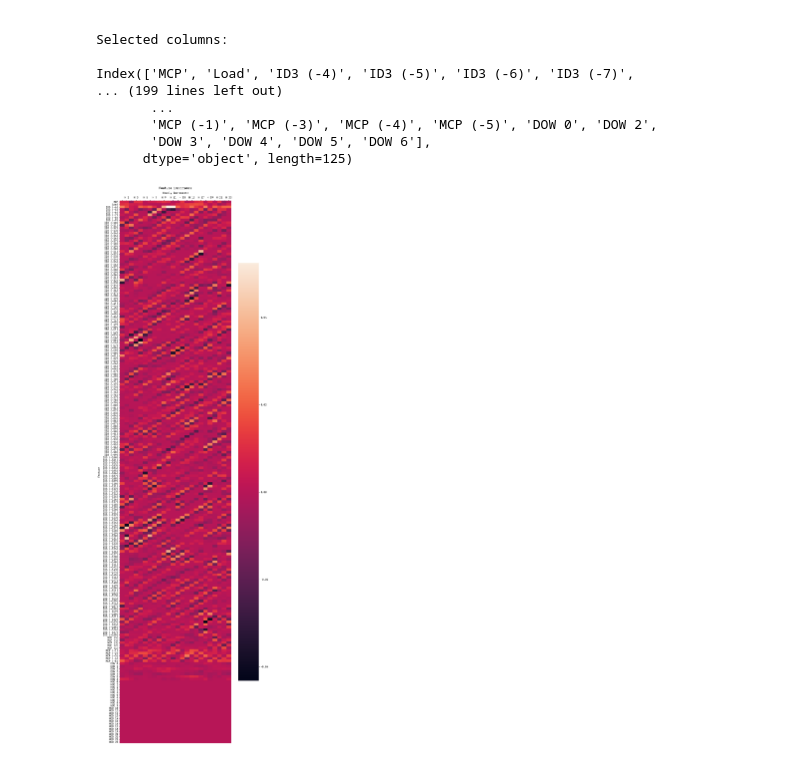
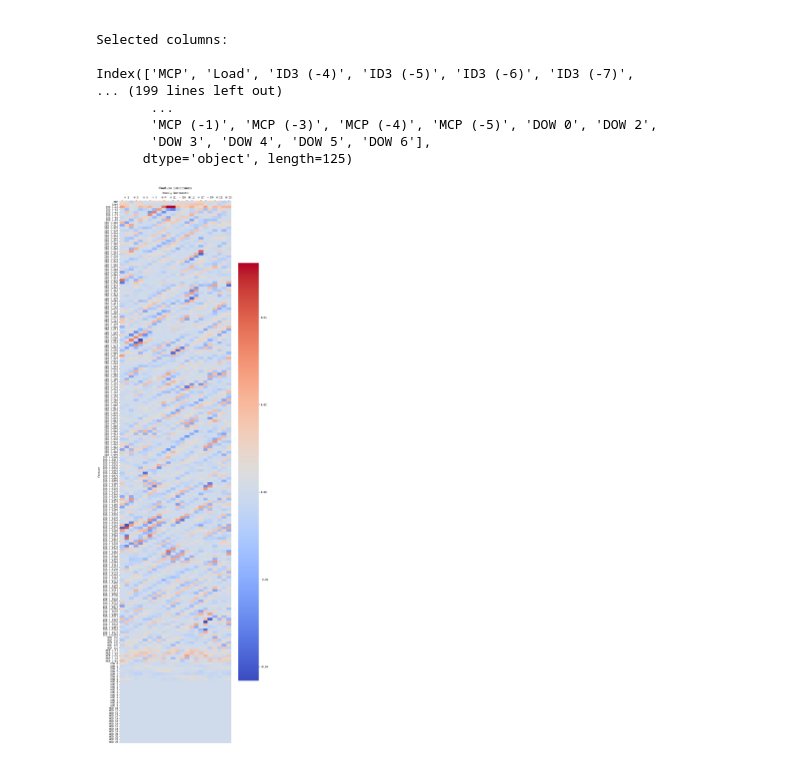
Before and after one commit to timovijn/ElectricityPriceForecasting, a Jupyter notebook: features/LASSO.ipynb, the cells around one changed output. Drawn from its saved outputs; the diff is of its cells as text; code cells hidden in the pictures.

```diff
--- a/features/LASSO.ipynb
+++ b/features/LASSO.ipynb
@@ -270,17 +270,18 @@ for h in range(0, 24):
 importances = importances.set_index([X_train.columns])
 # %%
 fig, ax = plt.subplots(figsize = (10, 40))
-sns.heatmap(ax = ax, data = importances)
+sns.heatmap(ax = ax, data = importances, cmap = "coolwarm")
+# sns.color_palette("coolwarm", as_cmap=True)
 
 ax.xaxis.set_ticks_position('top')
 ax.xaxis.set_label_position('top')
 
 for label in ax.xaxis.get_ticklabels()[::2]:
     label.set_visible(False)
 
 ax.set_xlabel('Hourly instrument', labelpad = 10)
 ax.set_ylabel('Feature', labelpad = 10)
 
 ax.set_title(f'Feature importance', pad = 10);
 # %% [output]
-[figure, old version]
+[figure, new version]
```
